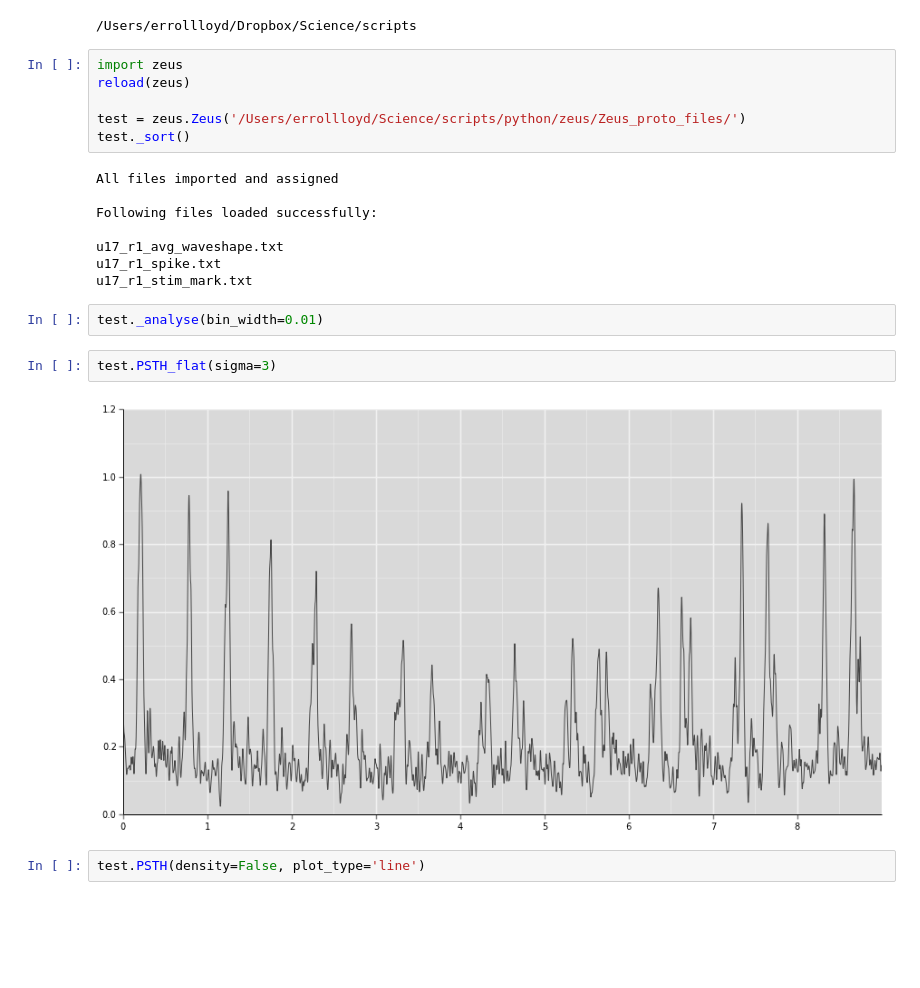
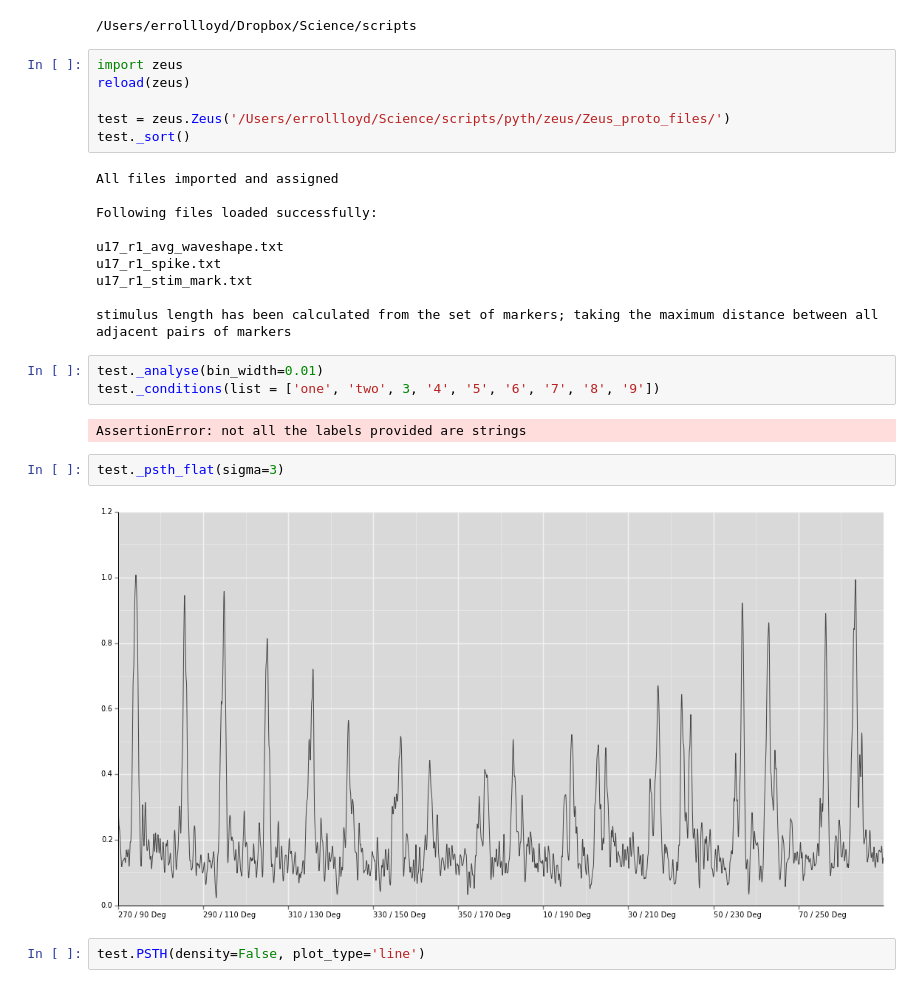
Before and after one commit to maegul/zeus, a Jupyter notebook: zeus_beta_test.ipynb, the cells around one changed output. Drawn from its saved outputs; the diff is of its cells as text; blank space fills up the shorter version.

```diff
--- a/zeus_beta_test.ipynb
+++ b/zeus_beta_test.ipynb
@@ -27,7 +28,7 @@ cd /Users/errollloyd/Dropbox/Science/scripts
 import zeus
 reload(zeus)
 
-test = zeus.Zeus('/Users/errollloyd/Science/scripts/python/zeus/Zeus_proto_files/')
+test = zeus.Zeus('/Users/errollloyd/Science/scripts/pyth/zeus/Zeus_proto_files/')
 test._sort()
 # %% [output]
 All files imported and assigned
@@ -37,12 +38,17 @@ Following files loaded successfully:
 u17_r1_avg_waveshape.txt
 u17_r1_spike.txt
 u17_r1_stim_mark.txt
+
+stimulus length has been calculated from the set of markers; taking the maximum distance between all adjacent pairs of markers
 # %%
 test._analyse(bin_width=0.01)
+test._conditions(list = ['one', 'two', 3, '4', '5', '6', '7', '8', '9'])
+# %% [output]
+AssertionError: not all the labels provided are strings
 # %%
-test.PSTH_flat(sigma=3)
+test._psth_flat(sigma=3)
 # %% [output]
-[figure, old version]
+[figure, new version]
 # %%
 test.PSTH(density=False, plot_type='line')
 # %% [output]
```
Also changed, not shown: parts of 64 cells of this notebook, 2 other files.
